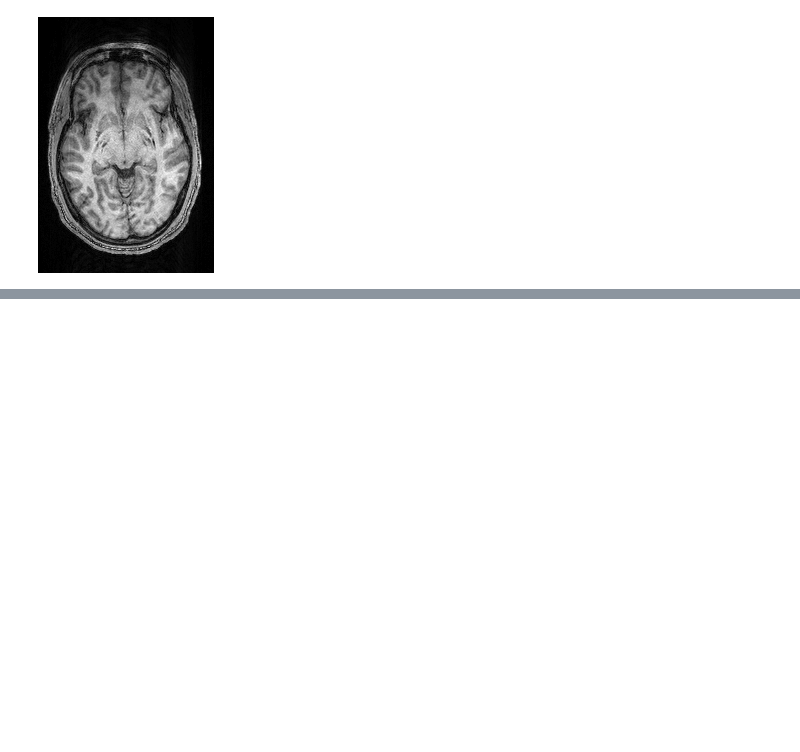
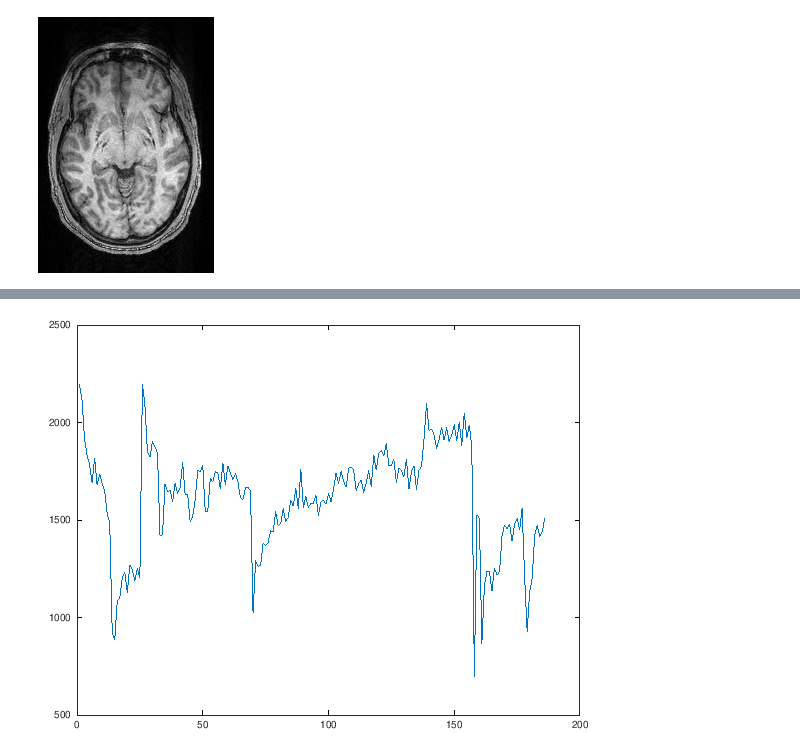
Before and after one commit to OpenMRBenelux/openmr2021-dataviz-workshop, a Jupyter notebook: code/01_octave_viz.ipynb, the cells around one changed output, grey strips where cells are left out. Saved outputs shown, nothing was run; the diff lists cells and outputs as text; code cells hidden in the pictures; blank space fills up the shorter version.

```diff
--- a/code/01_octave_viz.ipynb
+++ b/code/01_octave_viz.ipynb
@@ -54,0 +98,8 @@ plot(squeeze(voxel_BOLD_vector))
+# %%
+x=31;
+y=54;
+z=21;
+voxel_BOLD_vector = bold_image(x, y, z, :);
+plot(squeeze(voxel_BOLD_vector))
+# %% [output]
+[figure, added]
```
Also changed, not shown: parts of 11 cells of this notebook, 6 other files.
